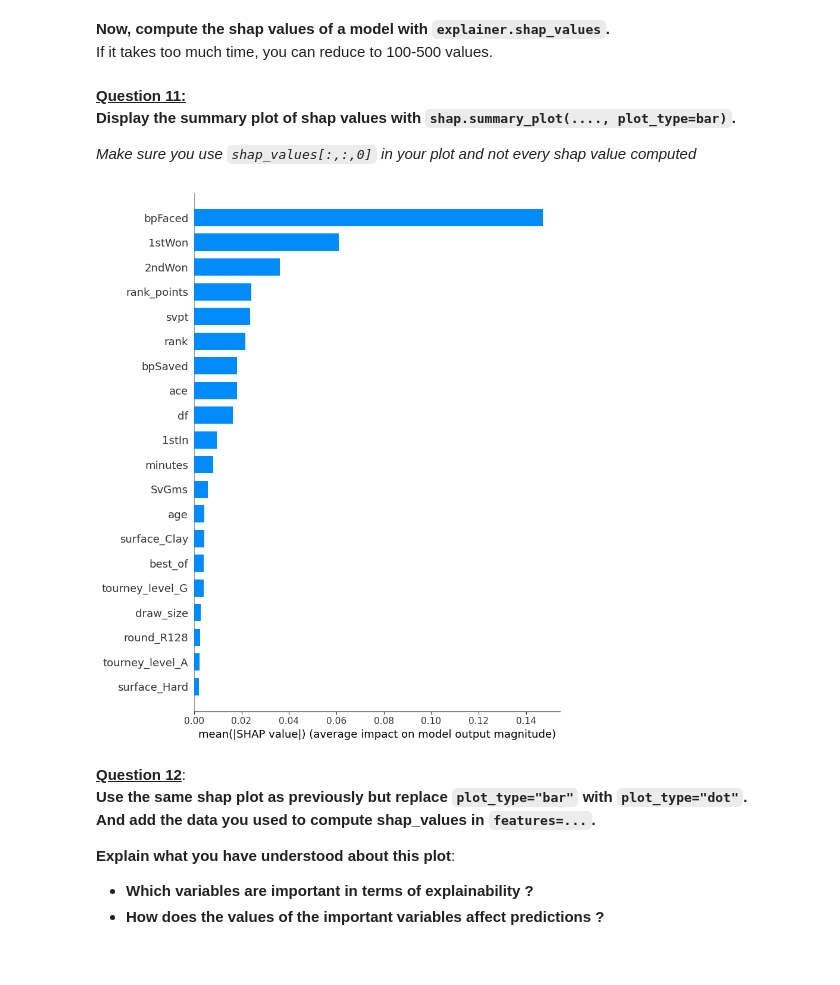
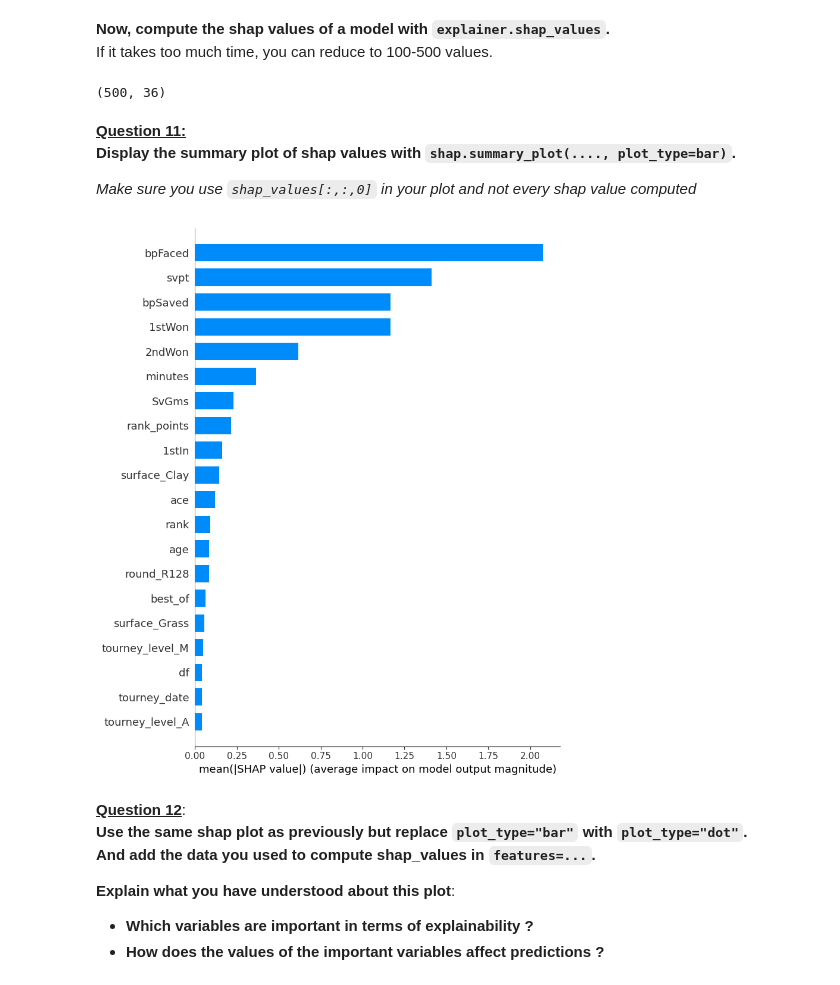
Before and after one commit to waddason/Hi-Paris_bootcamp, a Jupyter notebook: ML/ML_explainability_DL.ipynb, the cells around one changed output. Saved outputs shown, nothing was run; the diff lists cells and outputs as text; code cells hidden in the pictures.

```diff
--- a/ML/ML_explainability_DL.ipynb
+++ b/ML/ML_explainability_DL.ipynb
@@ -679,17 +683,23 @@ xpl = shap.TreeExplainer(clf.best_estimator_)
+# %%
+# xpl = shap.TreeExplainer(grid_search.best_estimator_)
+xpl = shap.Explainer(grid_search.best_estimator_)
 # %% [markdown]
 **Now, compute the shap values of a model with `explainer.shap_values`.** <br>
 If it takes too much time, you can reduce to 100-500 values.
 # %%
 shap_values = xpl.shap_values(X_test[:500], y_predict_best[:500])
+shap_values.shape
+# %% [output]
+(500, 36)
 # %% [markdown]
 **<u>Question 11:</u>** <br>
 **Display the summary plot of shap values with `shap.summary_plot(...., plot_type=bar)`.**
 
 *Make sure you use `shap_values[:,:,0]` in your plot and not every shap value computed*
 # %%
-shap.summary_plot(shap_values[:, :, 0], feature_names=X_train.columns, plot_type="bar")
+shap.summary_plot(shap_values, feature_names=X_train.columns, plot_type="bar")
 # %% [output]
-[figure, old version]
+[figure, new version]
 # %% [markdown]
 **<u>Question 12</u>**: <br>
 **Use the same shap plot as previously but replace `plot_type="bar"` with `plot_type="dot"`.** <br>
```
Also changed, not shown: parts of 19 cells of this notebook, 3 other files.
